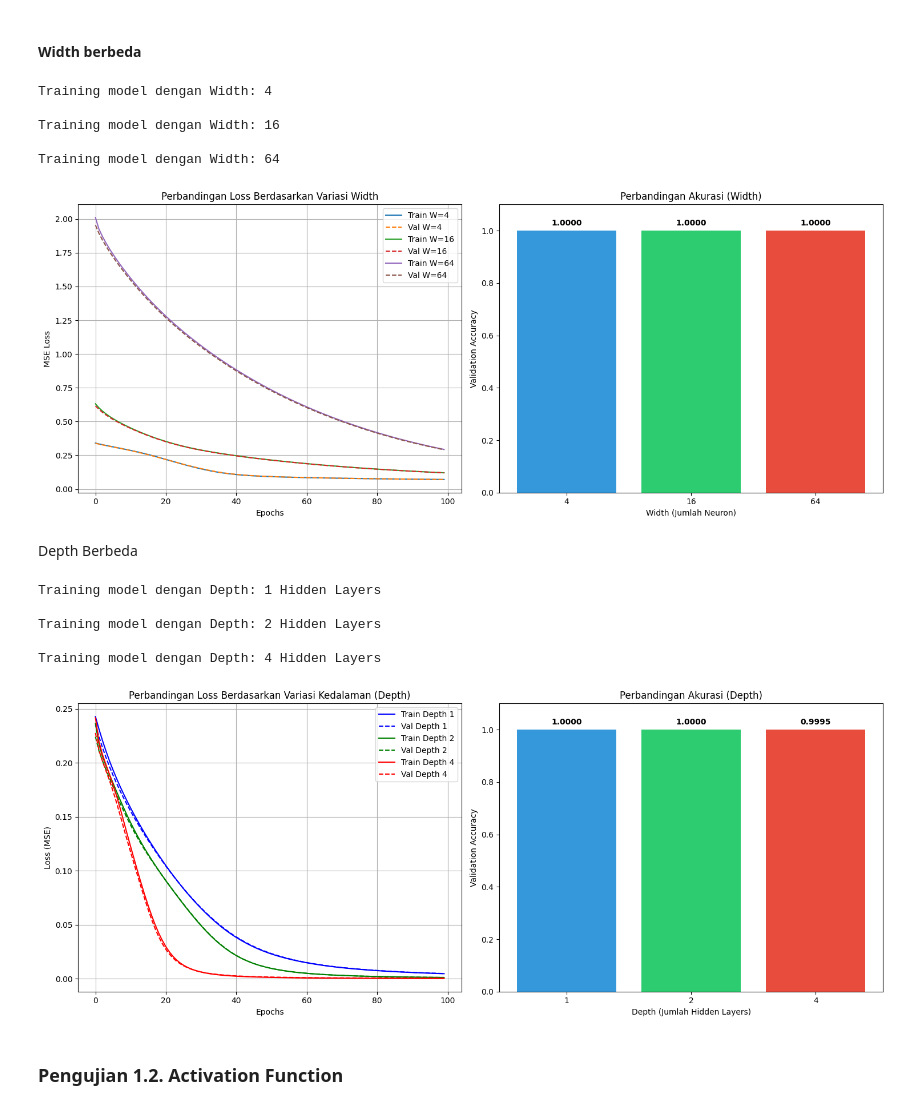
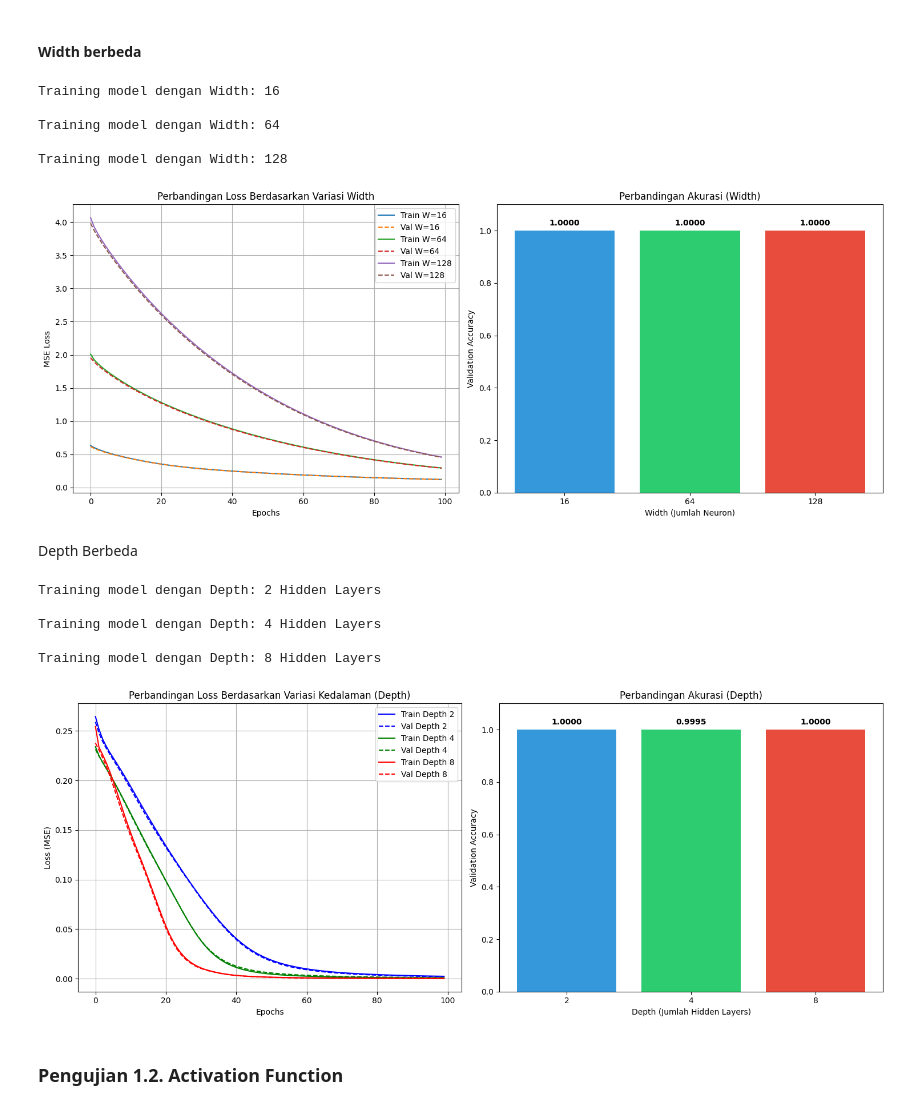
Before and after one commit to DiyahSusan/Tubes1-IF3270-ciamso, a Jupyter notebook: src/test.ipynb, the cells around one changed output. Saved outputs shown, nothing was run; the diff lists cells and outputs as text; code cells hidden in the pictures.

```diff
--- a/src/test.ipynb
+++ b/src/test.ipynb
@@ -362,7 +362,7 @@ Standar Deviasi: 0.0000
 # %%
 import matplotlib.pyplot as plt
 
-widths = [4, 16, 64] # Kecil, Menengah, Besar
+widths = [16, 64, 128] # Kecil, Menengah, Besar
 results = {}
 val_accuracies = []
 
@@ -395,42 +395,42 @@ for w in widths:
     y_pred_binary = (np.array(y_pred).flatten() >= 0.5).astype(int)
     acc = accuracy_score(y_val_np, y_pred_binary)
     val_accuracies.append(acc)
 
 fig, (ax1, ax2) = plt.subplots(1, 2, figsize=(15, 6))
 
 for w in widths:
     ax1.plot(results[w]['train_loss'], label=f'Train W={w}')
     ax1.plot(results[w]['val_loss'], '--', label=f'Val W={w}')
 ax1.set_title('Perbandingan Loss Berdasarkan Variasi Width')
 ax1.set_xlabel('Epochs')
 ax1.set_ylabel('MSE Loss')
 ax1.legend()
 ax1.grid(True)
 
 bars = ax2.bar([str(w) for w in widths], val_accuracies, color=['#3498db', '#2ecc71', '#e74c3c'])
 ax2.set_title('Perbandingan Akurasi (Width)')
 ax2.set_xlabel('Width (Jumlah Neuron)')
 ax2.set_ylabel('Validation Accuracy')
 ax2.set_ylim(0, 1.1)
 for bar in bars:
     yval = bar.get_height()
     ax2.text(bar.get_x() + bar.get_width()/2, yval + 0.02, f'{yval:.4f}', ha='center', fontweight='bold')
 
 plt.tight_layout()
 plt.show()
 # %% [output]
-Training model dengan Width: 4
-
 Training model dengan Width: 16
 
 Training model dengan Width: 64
+
+Training model dengan Width: 128
-[figure, old version]
+[figure, new version]
 # %% [markdown]
 Depth Berbeda
 # %%
 import matplotlib.pyplot as plt
 
-depths = [1, 2, 4]
+depths = [2, 4, 8]
 depth_results = {}
 val_accuracies = []
 
@@ -493,12 +493,12 @@ plt.tight_layout()
 
 plt.show()
 # %% [output]
-Training model dengan Depth: 1 Hidden Layers
-
 Training model dengan Depth: 2 Hidden Layers
 
 Training model dengan Depth: 4 Hidden Layers
+
+Training model dengan Depth: 8 Hidden Layers
-[figure, old version]
+[figure, new version]
 # %% [markdown]
 ### Pengujian 1.2. Activation Function
 # %%
```
